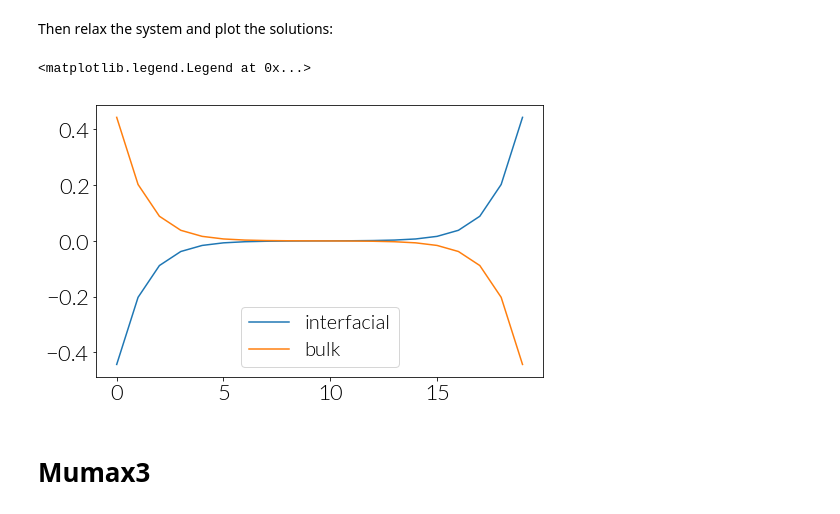
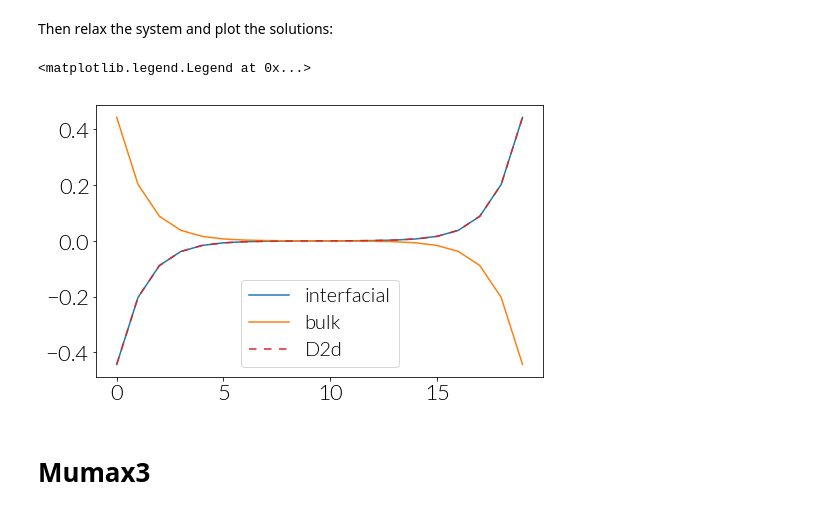
Before and after one commit to fangohr/paper-supplement-standard-problem-dmi, a Jupyter notebook: notebooks/1d_problem.ipynb, the cells around one changed output. Cells and saved outputs as stored; diff of their text form; code cells hidden in the pictures.

```diff
--- a/notebooks/1d_problem.ipynb
+++ b/notebooks/1d_problem.ipynb
@@ -155,10 +158,11 @@ for i in range(3):
 # %%
 plt.plot(m_fidimag[0][0], label='interfacial')
 plt.plot(m_fidimag[1][1], label='bulk')
+plt.plot(m_fidimag[2][1], label='D2d', dashes=(5, 5), color='C3')
 plt.legend()
 # %% [output]
 <matplotlib.legend.Legend at 0x...>
-[figure, old version]
+[figure, new version]
 # %% [markdown]
 # Mumax3
 # %% [markdown]
```
Also changed, not shown: parts of 9 cells of this notebook, 5 other files.
